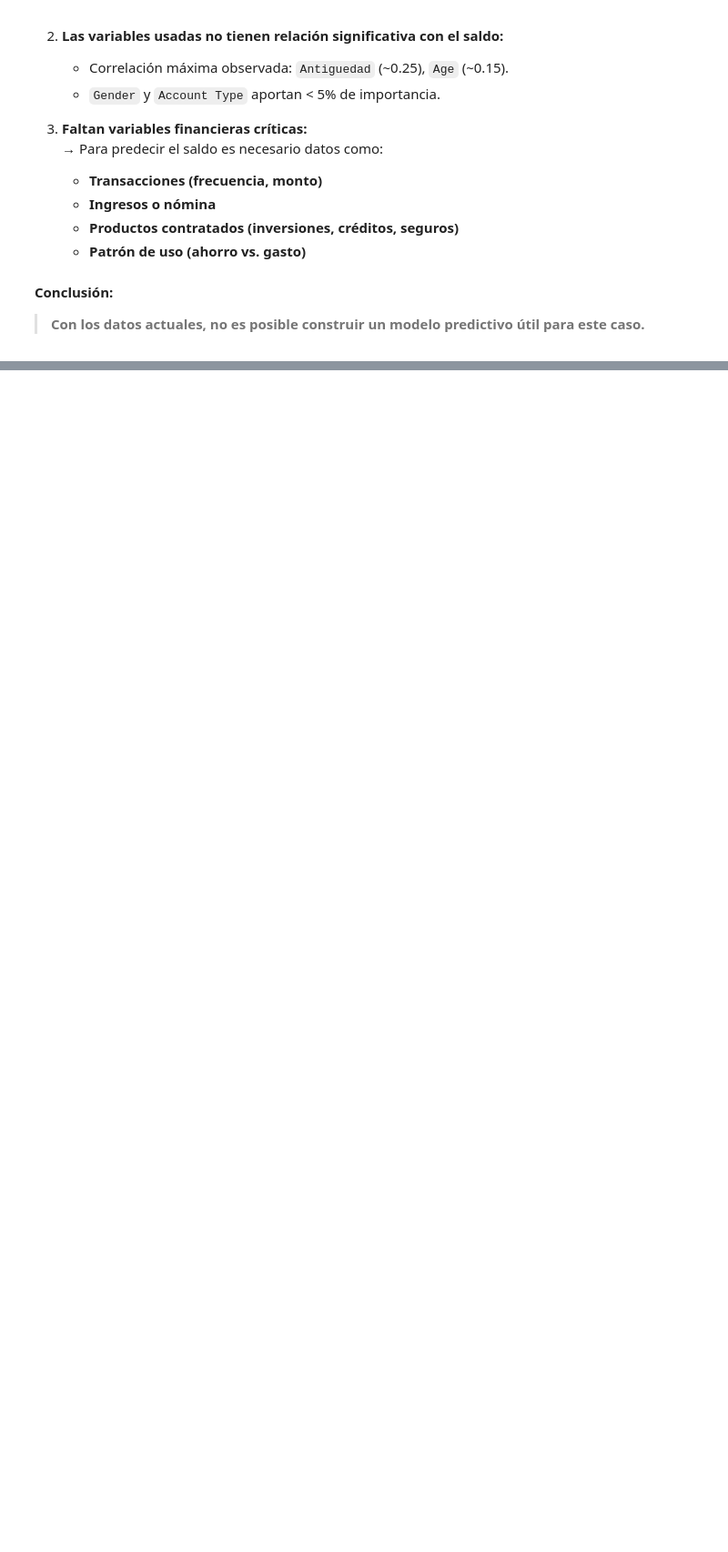
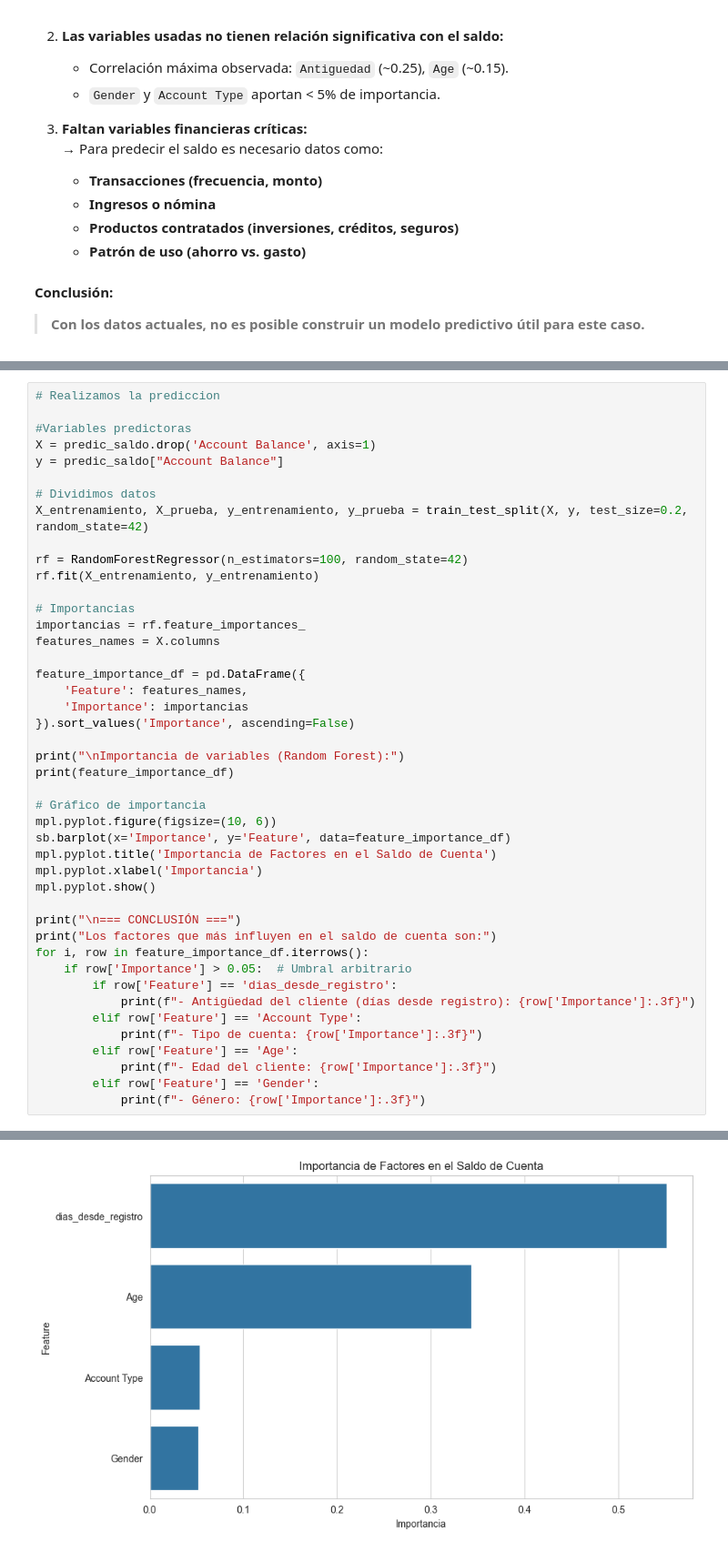
Before and after one commit to Vigonzaleze/analisisDatos_clientesBancarios, a Jupyter notebook: Analisis/analisis.ipynb, the cells around one changed output, grey strips where cells are left out. Shown at 91% size. Saved outputs shown, nothing was run; the diff lists cells and outputs as text; blank space fills up the shorter version.

```diff
--- a/Analisis/analisis.ipynb
+++ b/Analisis/analisis.ipynb
@@ -1475,0 +1526,45 @@ weighted avg       0.50      0.50      0.50       600
+# %%
+# Realizamos la prediccion
+
+#Variables predictoras
+X = predic_saldo.drop('Account Balance', axis=1)
+y = predic_saldo["Account Balance"]
+
+# Dividimos datos
+X_entrenamiento, X_prueba, y_entrenamiento, y_prueba = train_test_split(X, y, test_size=0.2, random_state=42)
+
+rf = RandomForestRegressor(n_estimators=100, random_state=42)
+rf.fit(X_entrenamiento, y_entrenamiento)
+
+# Importancias
+importancias = rf.feature_importances_
+features_names = X.columns
+
+feature_importance_df = pd.DataFrame({
+    'Feature': features_names,
+    'Importance': importancias
+}).sort_values('Importance', ascending=False)
+
+print("\nImportancia de variables (Random Forest):")
+print(feature_importance_df)
+
+# Gráfico de importancia
+mpl.pyplot.figure(figsize=(10, 6))
+sb.barplot(x='Importance', y='Feature', data=feature_importance_df)
+mpl.pyplot.title('Importancia de Factores en el Saldo de Cuenta')
+mpl.pyplot.xlabel('Importancia')
+mpl.pyplot.show()
+
+print("\n=== CONCLUSIÓN ===")
+print("Los factores que más influyen en el saldo de cuenta son:")
+for i, row in feature_importance_df.iterrows():
+    if row['Importance'] > 0.05:  # Umbral arbitrario
+        if row['Feature'] == 'dias_desde_registro':
+            print(f"- Antigüedad del cliente (días desde registro): {row['Importance']:.3f}")
+        elif row['Feature'] == 'Account Type':
+            print(f"- Tipo de cuenta: {row['Importance']:.3f}")
+        elif row['Feature'] == 'Age':
+            print(f"- Edad del cliente: {row['Importance']:.3f}")
+        elif row['Feature'] == 'Gender':
+            print(f"- Género: {row['Importance']:.3f}")
+# %% [output]
@@ -1475,0 +1577 @@ weighted avg       0.50      0.50      0.50       600
+[figure, added]
```
Also changed, not shown: parts of 5 cells of this notebook.
